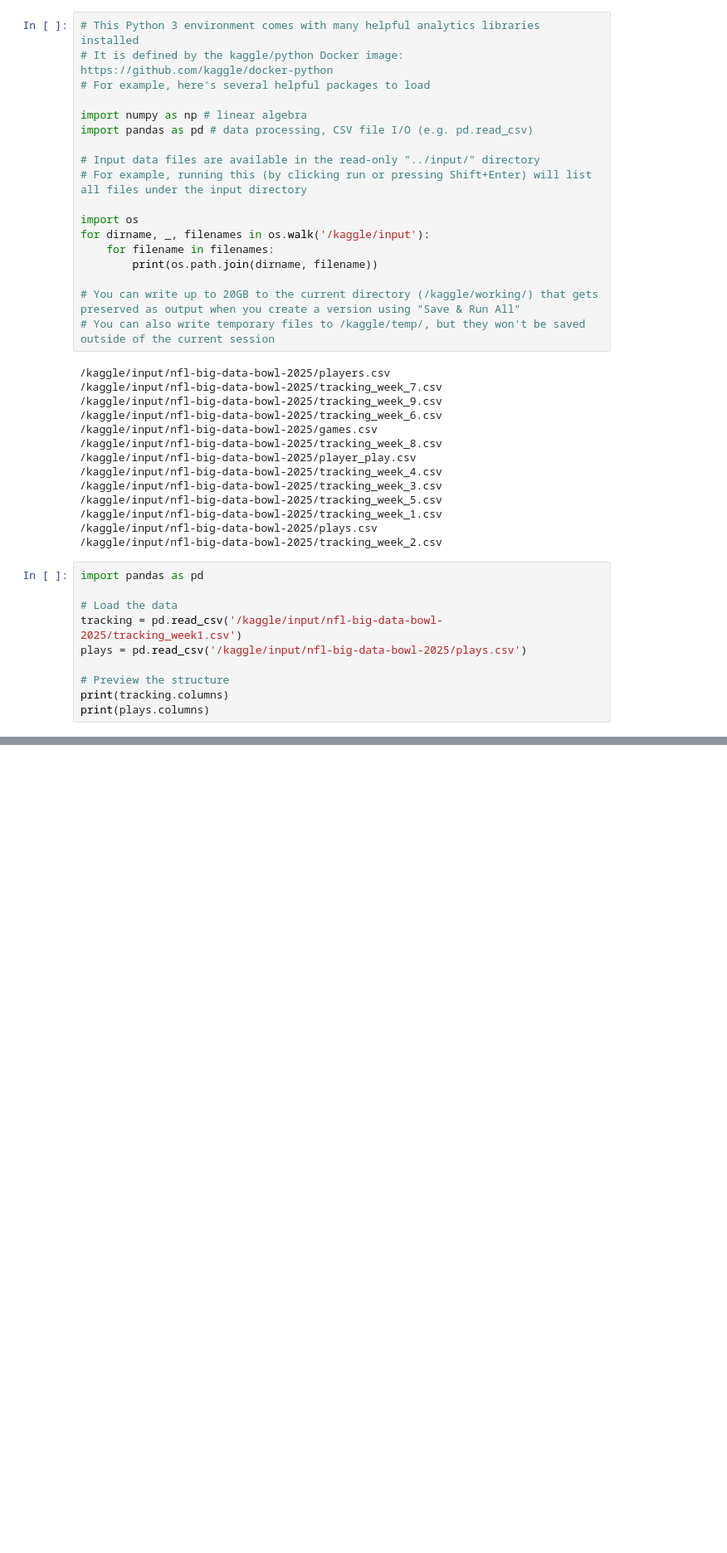
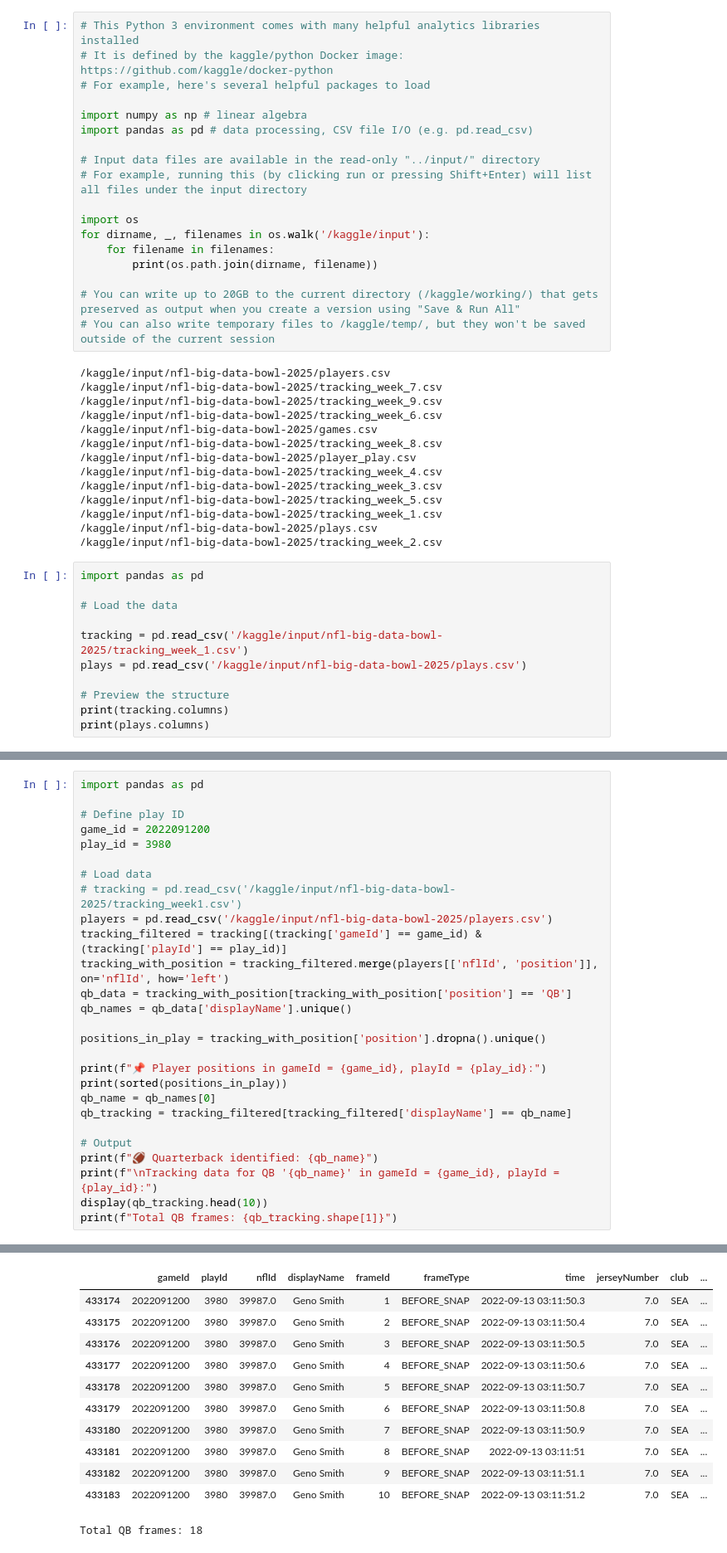
Before and after one commit to alme9155/dtsa-5506, a Jupyter notebook: gnns-prototype.ipynb, the cells around one changed output, grey strips where cells are left out. Shown at 83% size. Saved outputs shown, nothing was run; the diff lists cells and outputs as text; blank space fills up the shorter version.

```diff
--- a/gnns-prototype.ipynb
+++ b/gnns-prototype.ipynb
@@ -34,7 +34,8 @@ for dirname, _, filenames in os.walk('/kaggle/input'):
 import pandas as pd
 
 # Load the data
-tracking = pd.read_csv('/kaggle/input/nfl-big-data-bowl-2025/tracking_week1.csv')
+
+tracking = pd.read_csv('/kaggle/input/nfl-big-data-bowl-2025/tracking_week_1.csv')
 plays = pd.read_csv('/kaggle/input/nfl-big-data-bowl-2025/plays.csv')
 
 # Preview the structure
@@ -42,0 +137,28 @@ print(plays.columns)
+# %%
+import pandas as pd
+
+# Define play ID
+game_id = 2022091200
+play_id = 3980
+
+# Load data
+# tracking = pd.read_csv('/kaggle/input/nfl-big-data-bowl-2025/tracking_week1.csv')
+players = pd.read_csv('/kaggle/input/nfl-big-data-bowl-2025/players.csv')
+tracking_filtered = tracking[(tracking['gameId'] == game_id) & (tracking['playId'] == play_id)]
+tracking_with_position = tracking_filtered.merge(players[['nflId', 'position']], on='nflId', how='left')
+qb_data = tracking_with_position[tracking_with_position['position'] == 'QB']
+qb_names = qb_data['displayName'].unique()
+
+positions_in_play = tracking_with_position['position'].dropna().unique()
+
+print(f"📌 Player positions in gameId = {game_id}, playId = {play_id}:")
+print(sorted(positions_in_play))
+qb_name = qb_names[0]
+qb_tracking = tracking_filtered[tracking_filtered['displayName'] == qb_name]
+
+# Output
+print(f"🏈 Quarterback identified: {qb_name}")
+print(f"\nTracking data for QB '{qb_name}' in gameId = {game_id}, playId = {play_id}:")
+display(qb_tracking.head(10))
+print(f"Total QB frames: {qb_tracking.shape[1]}")
+# %% [output]
@@ -42,0 +170,12 @@ print(plays.columns)
+|  | gameId | playId | nflId | displayName | frameId | frameType | time | jerseyNumber | club | ... |
+| 433174 | 2022091200 | 3980 | 39987.0 | Geno Smith | 1 | BEFORE_SNAP | 2022-09-13 03:11:50.3 | 7.0 | SEA | ... |
+| 433175 | 2022091200 | 3980 | 39987.0 | Geno Smith | 2 | BEFORE_SNAP | 2022-09-13 03:11:50.4 | 7.0 | SEA | ... |
+| 433176 | 2022091200 | 3980 | 39987.0 | Geno Smith | 3 | BEFORE_SNAP | 2022-09-13 03:11:50.5 | 7.0 | SEA | ... |
+| 433177 | 2022091200 | 3980 | 39987.0 | Geno Smith | 4 | BEFORE_SNAP | 2022-09-13 03:11:50.6 | 7.0 | SEA | ... |
+| 433178 | 2022091200 | 3980 | 39987.0 | Geno Smith | 5 | BEFORE_SNAP | 2022-09-13 03:11:50.7 | 7.0 | SEA | ... |
+| 433179 | 2022091200 | 3980 | 39987.0 | Geno Smith | 6 | BEFORE_SNAP | 2022-09-13 03:11:50.8 | 7.0 | SEA | ... |
+| 433180 | 2022091200 | 3980 | 39987.0 | Geno Smith | 7 | BEFORE_SNAP | 2022-09-13 03:11:50.9 | 7.0 | SEA | ... |
+| 433181 | 2022091200 | 3980 | 39987.0 | Geno Smith | 8 | BEFORE_SNAP | 2022-09-13 03:11:51 | 7.0 | SEA | ... |
+| 433182 | 2022091200 | 3980 | 39987.0 | Geno Smith | 9 | BEFORE_SNAP | 2022-09-13 03:11:51.1 | 7.0 | SEA | ... |
+| 433183 | 2022091200 | 3980 | 39987.0 | Geno Smith | 10 | BEFORE_SNAP | 2022-09-13 03:11:51.2 | 7.0 | SEA | ... |
+Total QB frames: 18
```
Also changed, not shown: parts of 12 cells of this notebook.
